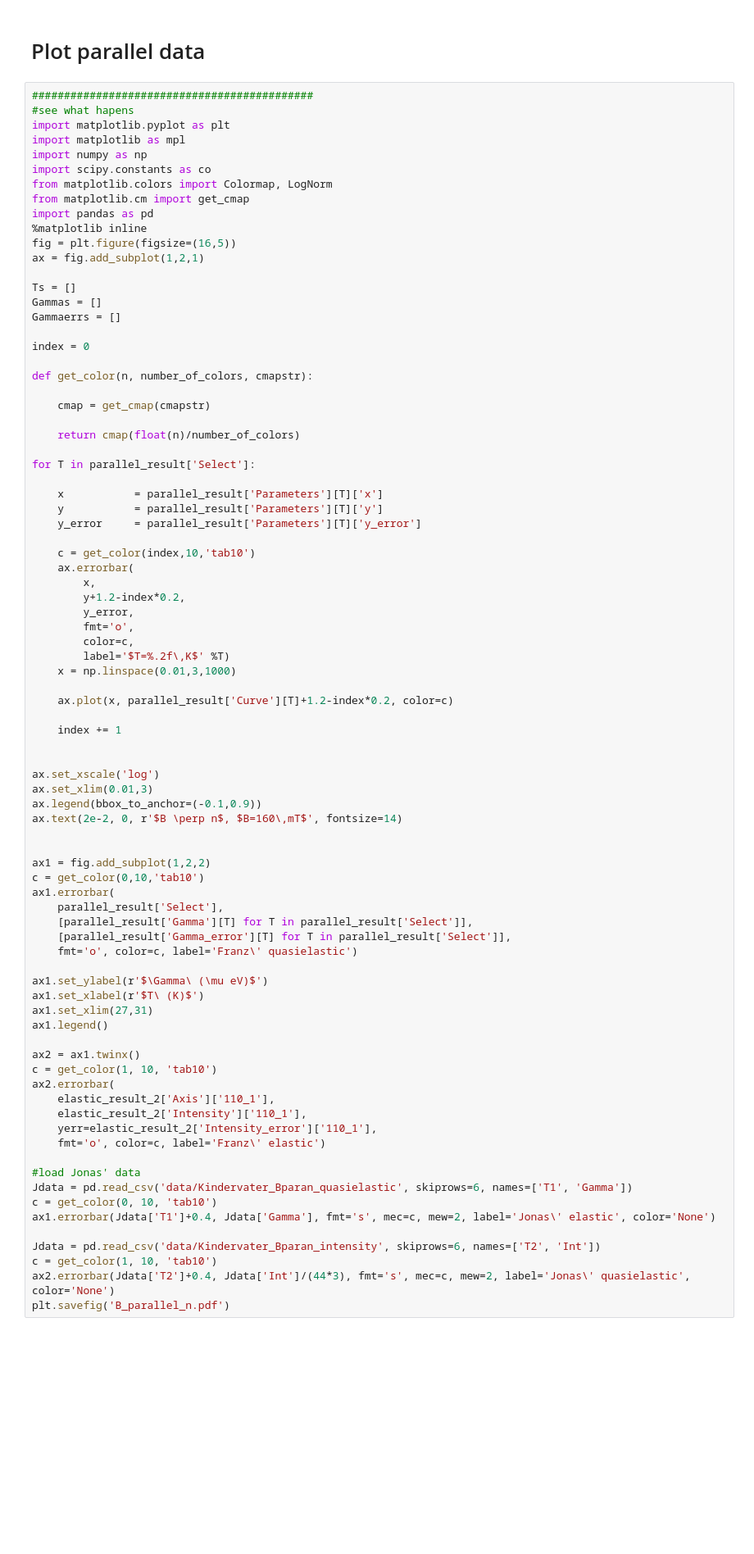
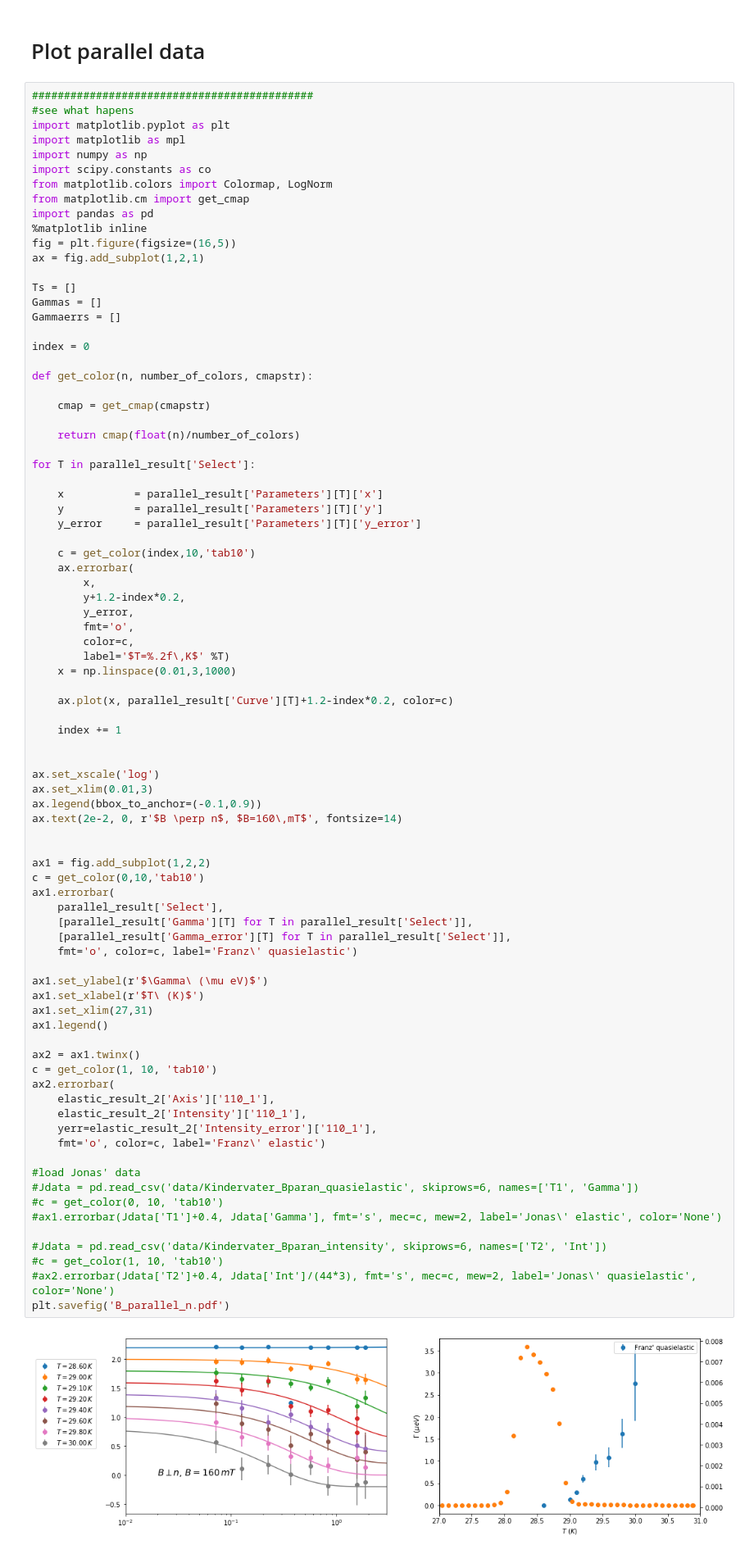
Before and after one commit to scgmlz/NSE_Soft, a Jupyter notebook: Examples/Tool.ipynb, the cells around one changed output. Shown: that part at 82% size. Cells and saved outputs as stored; diff of their text form; blank space fills up the shorter version.

```diff
--- a/Examples/Tool.ipynb
+++ b/Examples/Tool.ipynb
@@ -416,36 +536,38 @@ for T in parallel_result['Select']:
 ax.set_xscale('log')
 ax.set_xlim(0.01,3)
 ax.legend(bbox_to_anchor=(-0.1,0.9))
 ax.text(2e-2, 0, r'$B \perp n$, $B=160\,mT$', fontsize=14)
 
 
 ax1 = fig.add_subplot(1,2,2)
 c = get_color(0,10,'tab10')
 ax1.errorbar(
     parallel_result['Select'],
     [parallel_result['Gamma'][T] for T in parallel_result['Select']],
     [parallel_result['Gamma_error'][T] for T in parallel_result['Select']],
     fmt='o', color=c, label='Franz\' quasielastic')
 
 ax1.set_ylabel(r'$\Gamma\ (\mu eV)$')
 ax1.set_xlabel(r'$T\ (K)$')
 ax1.set_xlim(27,31)
 ax1.legend()
 
 ax2 = ax1.twinx()
 c = get_color(1, 10, 'tab10')
 ax2.errorbar(
     elastic_result_2['Axis']['110_1'],
     elastic_result_2['Intensity']['110_1'],
     yerr=elastic_result_2['Intensity_error']['110_1'],
     fmt='o', color=c, label='Franz\' elastic')
 
 #load Jonas' data
-Jdata = pd.read_csv('data/Kindervater_Bparan_quasielastic', skiprows=6, names=['T1', 'Gamma'])
-c = get_color(0, 10, 'tab10')
-ax1.errorbar(Jdata['T1']+0.4, Jdata['Gamma'], fmt='s', mec=c, mew=2, label='Jonas\' elastic', color='None')
+#Jdata = pd.read_csv('data/Kindervater_Bparan_quasielastic', skiprows=6, names=['T1', 'Gamma'])
+#c = get_color(0, 10, 'tab10')
+#ax1.errorbar(Jdata['T1']+0.4, Jdata['Gamma'], fmt='s', mec=c, mew=2, label='Jonas\' elastic', color='None')
 
-Jdata = pd.read_csv('data/Kindervater_Bparan_intensity', skiprows=6, names=['T2', 'Int'])
-c = get_color(1, 10, 'tab10')
-ax2.errorbar(Jdata['T2']+0.4, Jdata['Int']/(44*3), fmt='s', mec=c, mew=2, label='Jonas\' quasielastic', color='None')
+#Jdata = pd.read_csv('data/Kindervater_Bparan_intensity', skiprows=6, names=['T2', 'Int'])
+#c = get_color(1, 10, 'tab10')
+#ax2.errorbar(Jdata['T2']+0.4, Jdata['Int']/(44*3), fmt='s', mec=c, mew=2, label='Jonas\' quasielastic', color='None')
 plt.savefig('B_parallel_n.pdf')
+# %% [output]
+[figure, added]
```
Also changed, not shown: parts of 12 cells of this notebook, 5 other files.
